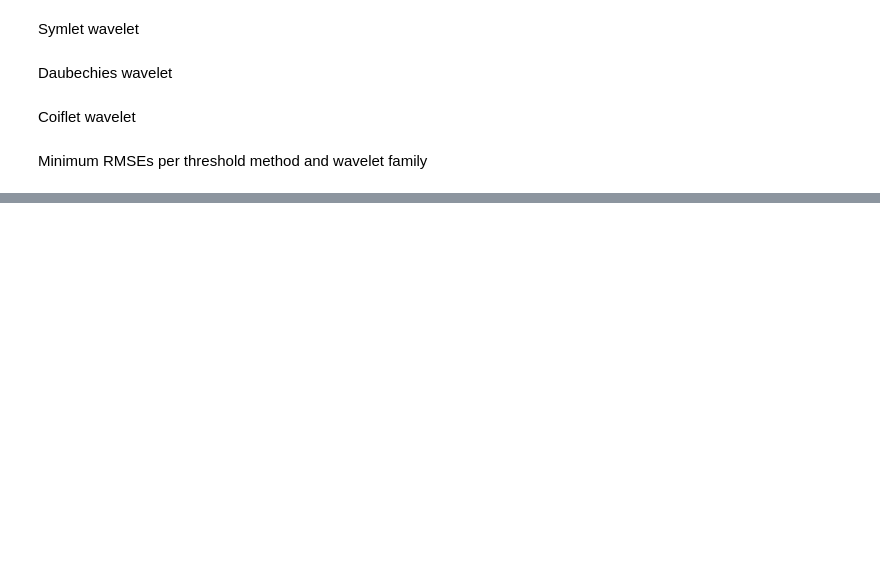
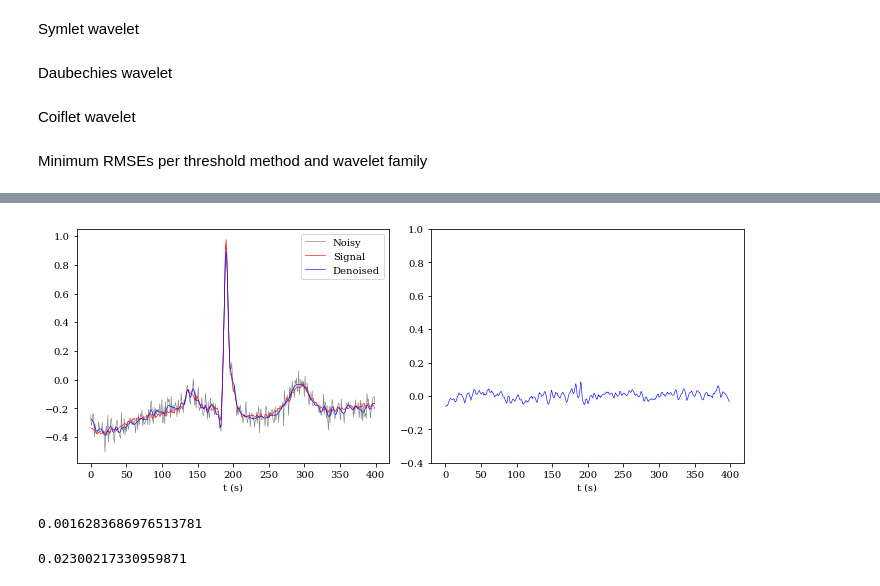
Before and after one commit to Calista-F/ECG-signal-denoising, a Jupyter notebook: 20220225_Wavelet_runthrough_ECG_pywt_signal_0_05.ipynb, the cells around one changed output, grey strips where cells are left out. Drawn from its saved outputs; the diff is of its cells as text; code cells hidden in the pictures; blank space fills up the shorter version.

```diff
--- a/20220225_Wavelet_runthrough_ECG_pywt_signal_0_05.ipynb
+++ b/20220225_Wavelet_runthrough_ECG_pywt_signal_0_05.ipynb
@@ -183,0 +232,4 @@ df_minrmse
+# %%
+printsubplots(bayessym)
+savensave("bayesssym5.png")
+# %% [output]
@@ -183,0 +238,9 @@ df_minrmse
+[figure, added]
+# %%
+np.mean((x-bayessym)[0:400])
+# %% [output]
+0.0016283686976513781
+# %%
+np.std((x-bayessym)[0:400])
+# %% [output]
+0.02300217330959871
```
Also changed, not shown: parts of 27 cells of this notebook.
